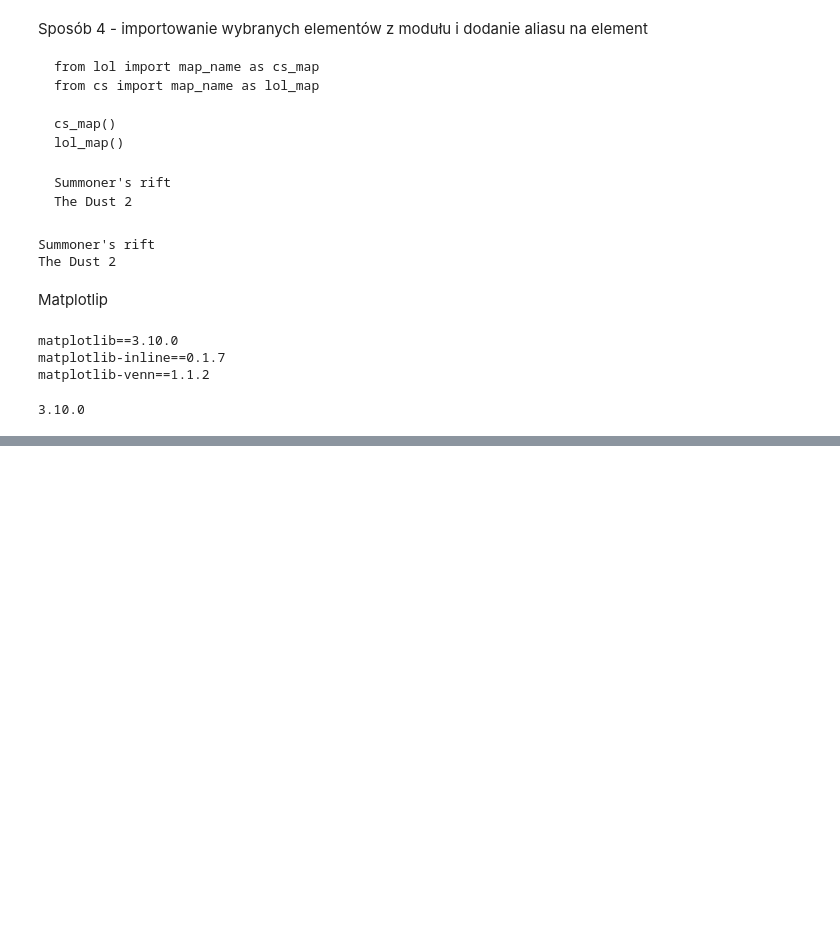
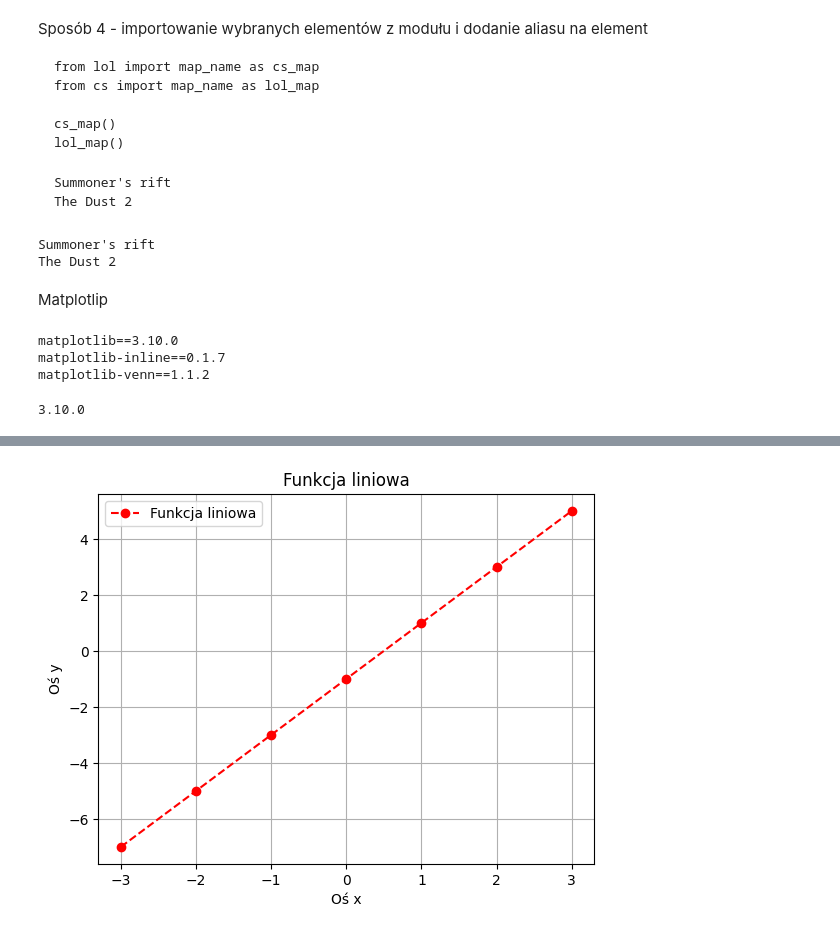
Before and after one commit to antkeser/KursAI, a Jupyter notebook: 3_Biblioteka_matplotlib.ipynb, the cells around one changed output, grey strips where cells are left out. Cells and saved outputs as stored; diff of their text form; code cells hidden in the pictures; blank space fills up the shorter version.

```diff
--- a/3_Biblioteka_matplotlib.ipynb
+++ b/3_Biblioteka_matplotlib.ipynb
@@ -88,0 +103,12 @@ print(matplotlib.__version__)
+# %%
+xpoints = np.arange(-3, 4, 1)
+ypoints = 2*xpoints-1
+plt.plot(xpoints, ypoints, c='r', marker='o', linestyle='--')
+plt.title("Funkcja liniowa")
+plt.xlabel("Oś x")
+plt.ylabel("Oś y")
+plt.legend(["Funkcja liniowa"])
+plt.grid()
+plt.show()
+# %% [output]
+[figure, added]
```
Also changed, not shown: parts of 7 cells of this notebook.
